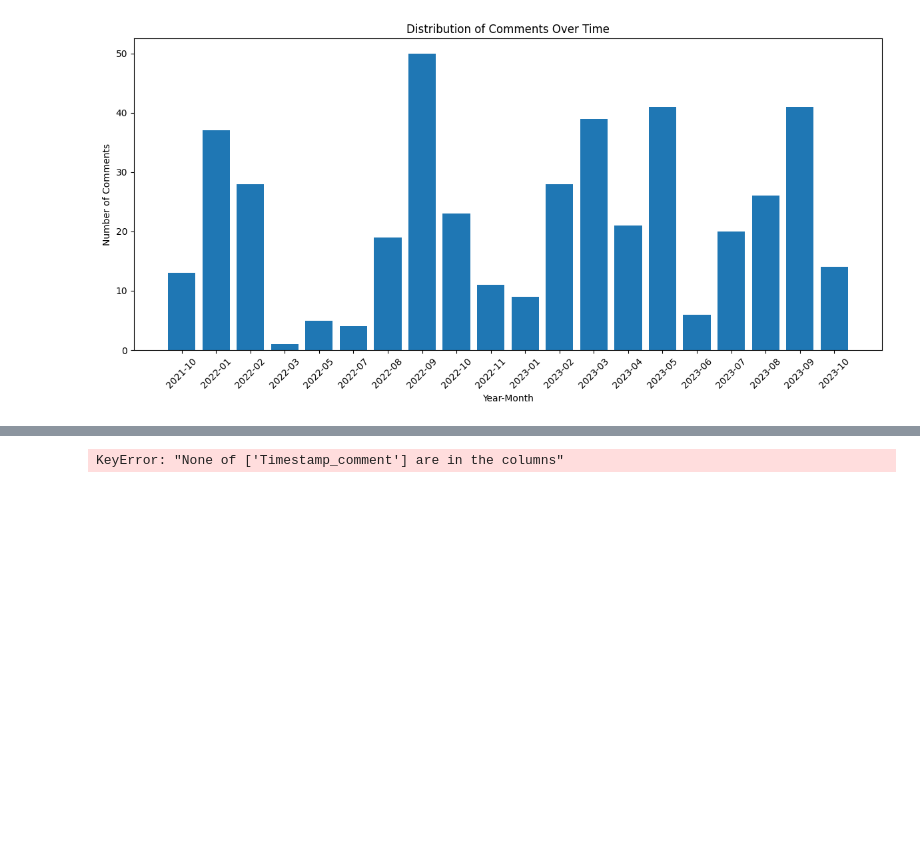
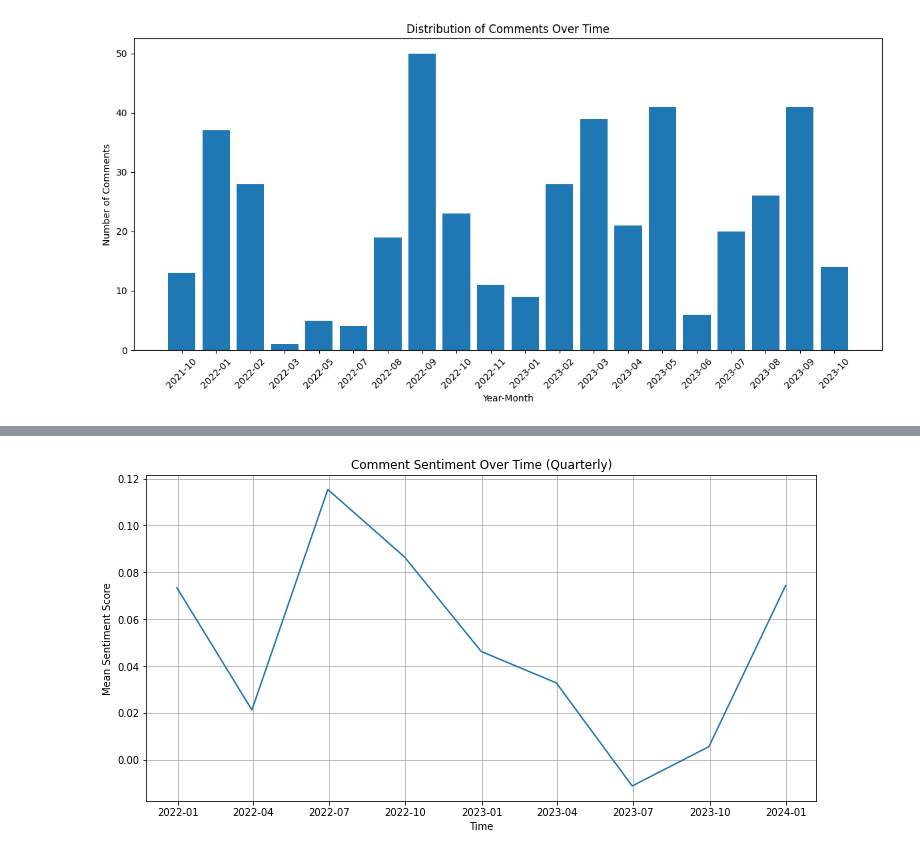
Before and after one commit to ingridarreola/LearningPython, a Jupyter notebook: Banned_Books_Analyzing_Reddit_Discourse.ipynb, the cells around one changed output, grey strips where cells are left out. Cells and saved outputs as stored; diff of their text form; code cells hidden in the pictures; blank space fills up the shorter version.

```diff
--- a/Banned_Books_Analyzing_Reddit_Discourse.ipynb
+++ b/Banned_Books_Analyzing_Reddit_Discourse.ipynb
@@ -578,24 +783,24 @@ Average Sentiment for Post_post: 0.0434857320825315
 # %%
 import pandas as pd
 import matplotlib.pyplot as plt
 
 
 # Set the 'Timestamp_comment' column as the DataFrame index
 combined_df.set_index('Timestamp_comment', inplace=True)
 
 # Define the time interval for aggregation (e.g., 'D' for daily, 'W' for weekly, 'Q' for quarterly)
 time_interval = 'Q'
 
 # Aggregate sentiment scores (example: using mean)
 sentiment_agg = combined_df.resample(time_interval)['Comment_Body_sentiment'].mean()
 
 # Visualize the time series
 plt.figure(figsize=(12, 6))
 plt.plot(sentiment_agg.index, sentiment_agg.values)
-plt.title('Sentiment Over Time (Quarterly)')
+plt.title('Comment Sentiment Over Time (Quarterly)')
 plt.xlabel('Time')
 plt.ylabel('Mean Sentiment Score')
 plt.grid(True)
 plt.show()
 # %% [output]
-KeyError: "None of ['Timestamp_comment'] are in the columns"
+[figure, added]
```
Also changed, not shown: parts of 38 cells of this notebook.
